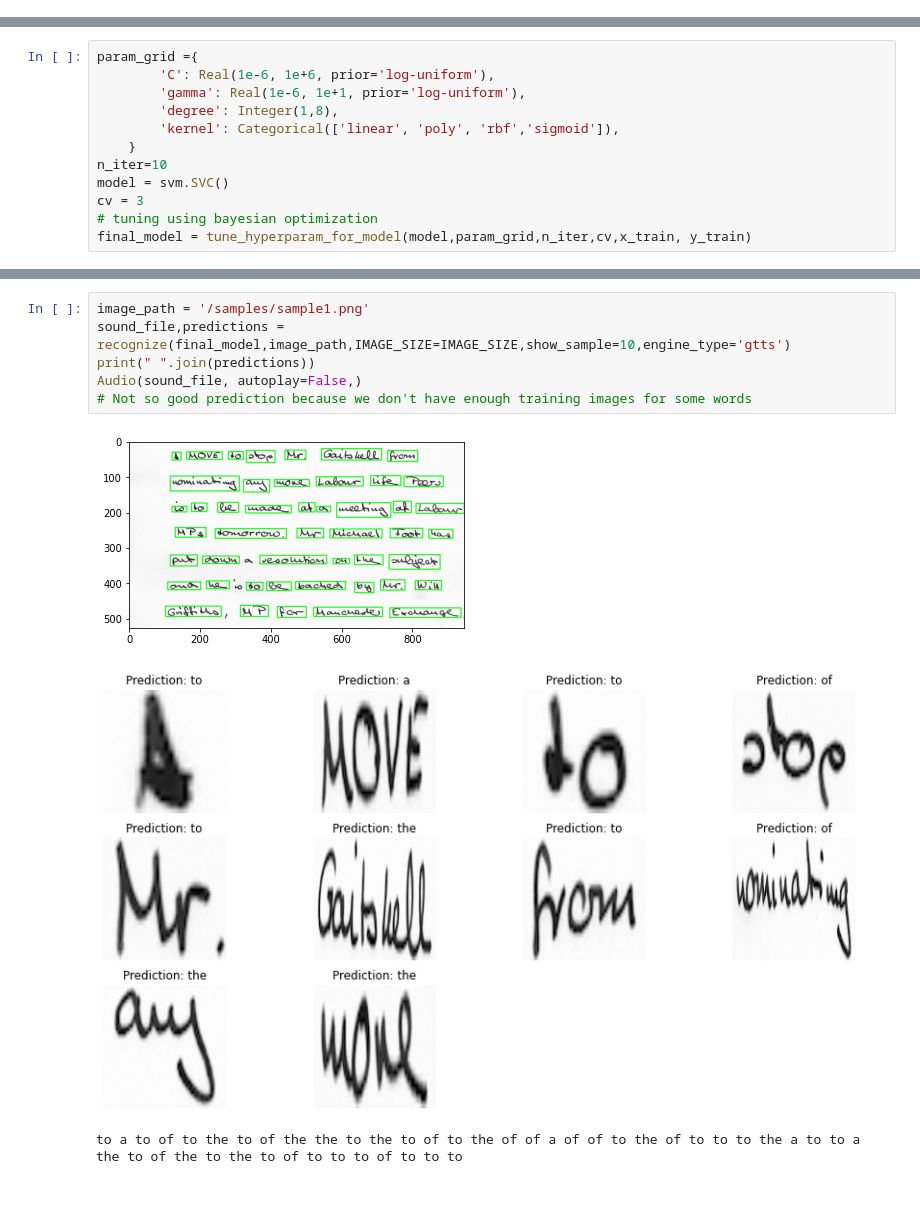
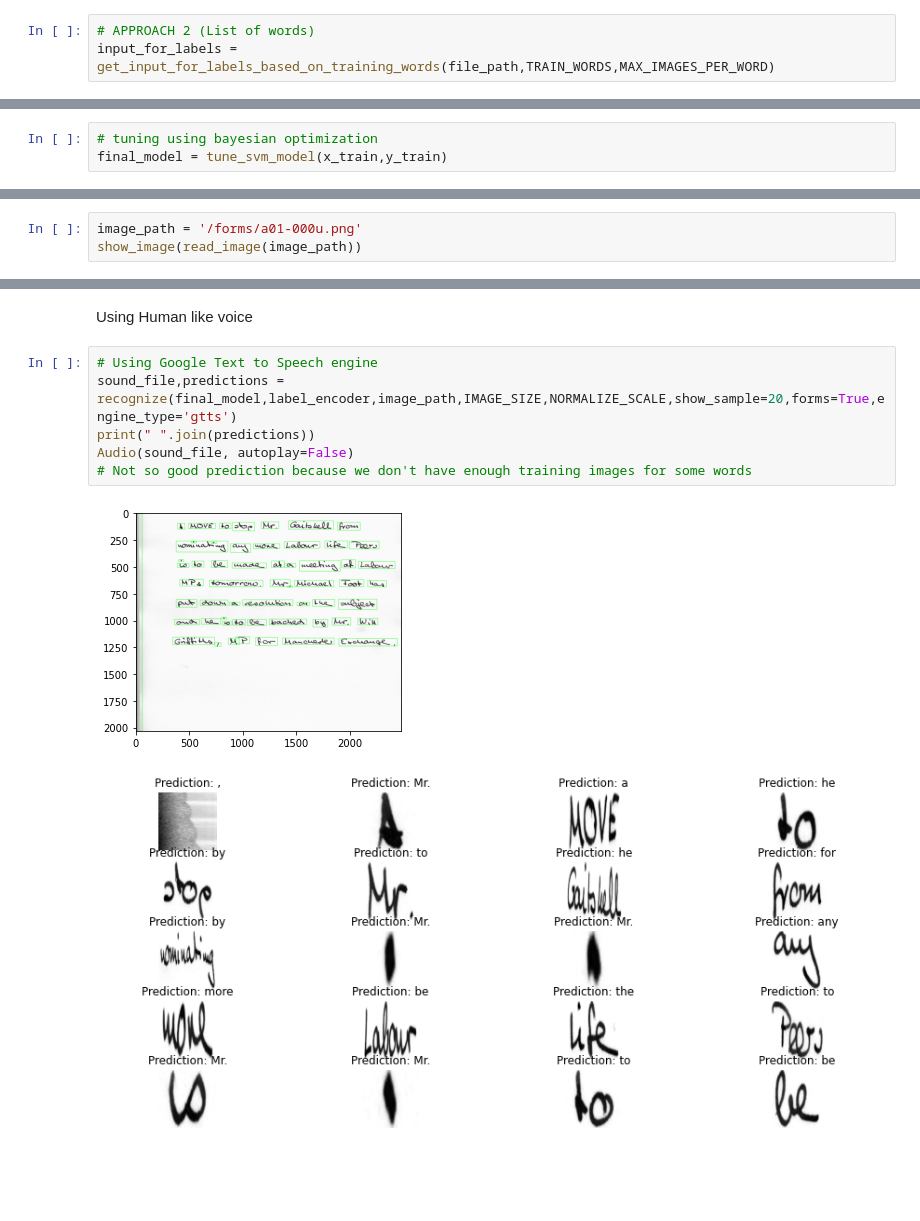
Before and after one commit to ISTA421INFO521/ML-final-project-Handwriting-Recognition, a Jupyter notebook: notebooks/HTR.ipynb, the cells around one changed output, grey strips where cells are left out. Drawn from its saved outputs; the diff is of its cells as text; blank space fills up the shorter version.

```diff
--- a/notebooks/HTR.ipynb
+++ b/notebooks/HTR.ipynb
@@ -599,0 +141,3 @@ features = features/NORMALIZE_SCALE
+# %%
+# APPROACH 2 (List of words)
+input_for_labels = get_input_for_labels_based_on_training_words(file_path,TRAIN_WORDS,MAX_IMAGES_PER_WORD)
@@ -703,0 +296,3 @@ F1         100%        95%
+# %%
+# tuning using bayesian optimization
+final_model = tune_svm_model(x_train,y_train)
@@ -741,15 +338,3 @@ make_box_plots_for_models_performance_comparison(performance_df,['train_f1','tes
 make_box_plots_for_models_performance_comparison(performance_df,['score_time','fit_time'],'Score Time & Fit Time')
 # %% [output]
 [interactive output not drawn]
-# %%
-param_grid ={
-        'C': Real(1e-6, 1e+6, prior='log-uniform'),
-        'gamma': Real(1e-6, 1e+1, prior='log-uniform'),
-        'degree': Integer(1,8),
-        'kernel': Categorical(['linear', 'poly', 'rbf','sigmoid']),
-    }
-n_iter=10
-model = svm.SVC()
-cv = 3
-# tuning using bayesian optimization
-final_model = tune_hyperparam_for_model(model,param_grid,n_iter,cv,x_train, y_train)
@@ -763,0 +364,3 @@ best params: OrderedDict([('C', 8439.253266520973), ('degree', 5), ('gamma', 0.0
+# %%
+image_path = '/forms/a01-000u.png'
+show_image(read_image(image_path))
@@ -764,11 +369,12 @@ best params: OrderedDict([('C', 8439.253266520973), ('degree', 5), ('gamma', 0.0
+# %% [markdown]
+Using Human like voice
 # %%
-image_path = '/samples/sample1.png'
-sound_file,predictions = recognize(final_model,image_path,IMAGE_SIZE=IMAGE_SIZE,show_sample=10,engine_type='gtts')
+# Using Google Text to Speech engine
+sound_file,predictions = recognize(final_model,label_encoder,image_path,IMAGE_SIZE,NORMALIZE_SCALE,show_sample=20,forms=True,engine_type='gtts')
 print(" ".join(predictions))
-Audio(sound_file, autoplay=False,)
+Audio(sound_file, autoplay=False)
 # Not so good prediction because we don't have enough training images for some words
 # %% [output]
-[figure, old version]
+[figure, new version]
-[figure, old version]
+[figure, new version]
-to a to of to the to of the the to the to of to the of of a of of to the of to to to the a to to a the to of the to the to of to to to of to to to
 [interactive output not drawn]
```
Also changed, not shown: parts of 121 cells of this notebook, 3 other files.
